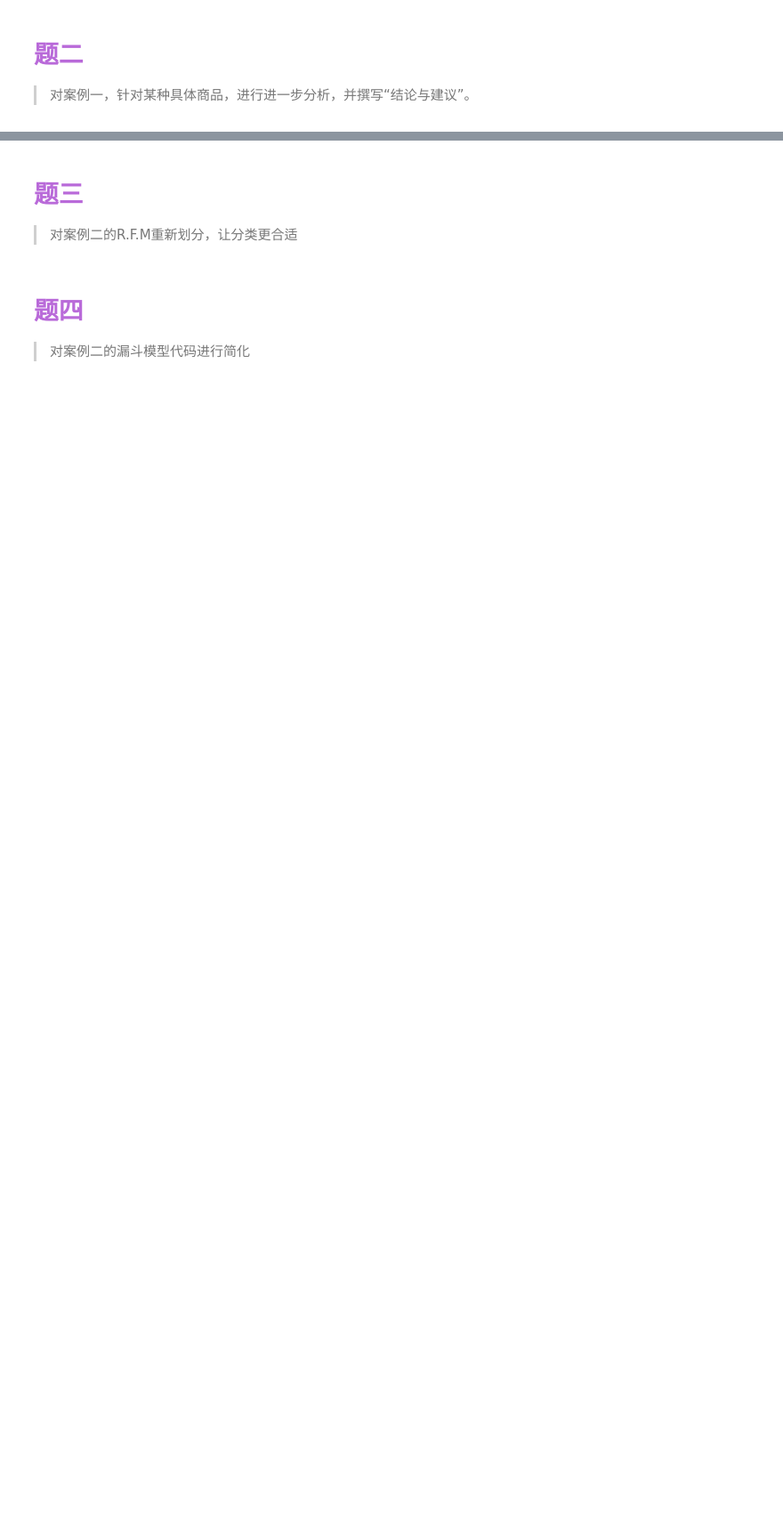
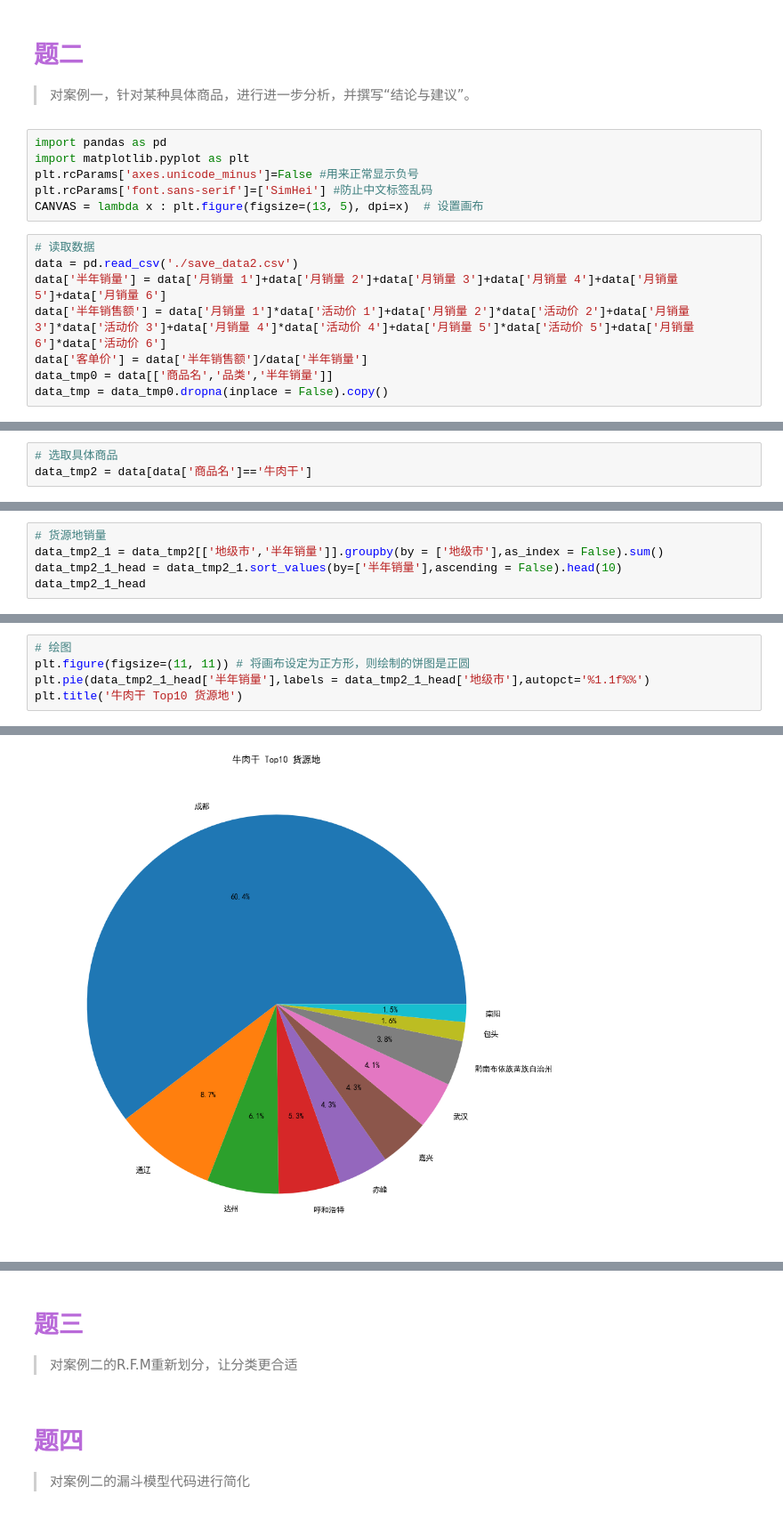
Before and after one commit to Soltus/learn-python-BI, a Jupyter notebook: lesson2/作业/1/index.ipynb, the cells around one changed output, grey strips where cells are left out. Shown: that part at 89% size. Saved outputs shown, nothing was run; the diff lists cells and outputs as text; blank space fills up the shorter version.

```diff
--- a/lesson2/作业/1/index.ipynb
+++ b/lesson2/作业/1/index.ipynb
@@ -29,3 +47,17 @@
 <blockquote>
 <p>对案例一，针对某种具体商品，进行进一步分析，并撰写&ldquo;结论与建议&rdquo;。</p>
 </blockquote>
+# %%
+import pandas as pd
+import matplotlib.pyplot as plt
+plt.rcParams['axes.unicode_minus']=False #用来正常显示负号
+plt.rcParams['font.sans-serif']=['SimHei'] #防止中文标签乱码
+CANVAS = lambda x : plt.figure(figsize=(13, 5), dpi=x)  # 设置画布
+# %%
+# 读取数据
+data = pd.read_csv('./save_data2.csv')
+data['半年销量'] = data['月销量 1']+data['月销量 2']+data['月销量 3']+data['月销量 4']+data['月销量 5']+data['月销量 6']
+data['半年销售额'] = data['月销量 1']*data['活动价 1']+data['月销量 2']*data['活动价 2']+data['月销量 3']*data['活动价 3']+data['月销量 4']*data['活动价 4']+data['月销量 5']*data['活动价 5']+data['月销量 6']*data['活动价 6']
+data['客单价'] = data['半年销售额']/data['半年销量']
+data_tmp0 = data[['商品名','品类','半年销量']]
+data_tmp = data_tmp0.dropna(inplace = False).copy()
@@ -31,0 +76,3 @@
+# %%
+# 选取具体商品
+data_tmp2 = data[data['商品名']=='牛肉干']
@@ -31,0 +105,5 @@
+# %%
+# 货源地销量
+data_tmp2_1 = data_tmp2[['地级市','半年销量']].groupby(by = ['地级市'],as_index = False).sum()
+data_tmp2_1_head = data_tmp2_1.sort_values(by=['半年销量'],ascending = False).head(10)
+data_tmp2_1_head
@@ -31,0 +122,6 @@
+# %%
+# 绘图
+plt.figure(figsize=(11, 11)) # 将画布设定为正方形，则绘制的饼图是正圆
+plt.pie(data_tmp2_1_head['半年销量'],labels = data_tmp2_1_head['地级市'],autopct='%1.1f%%')
+plt.title('牛肉干 Top10 货源地')
+# %% [output]
@@ -31,0 +129 @@
+[figure, added]
```
Also changed, not shown: parts of 12 cells of this notebook, 1 other file.
